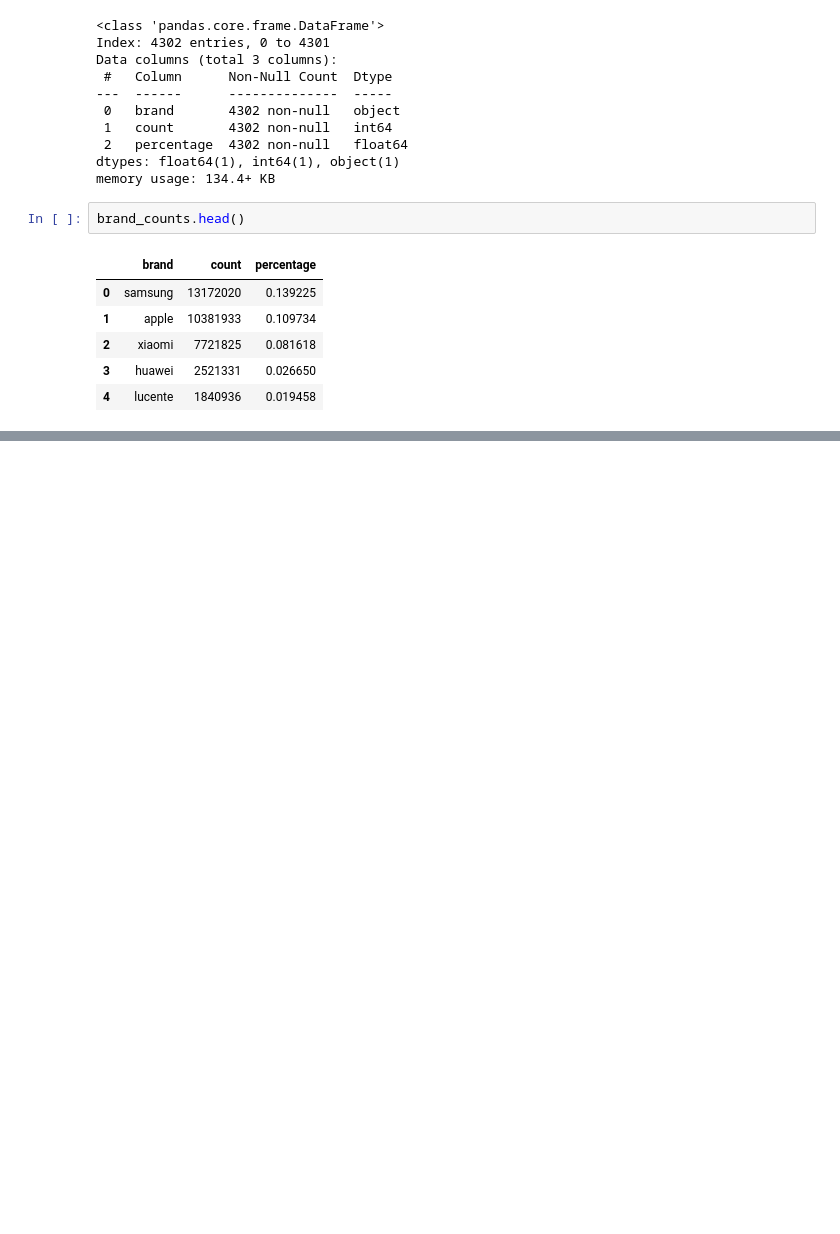
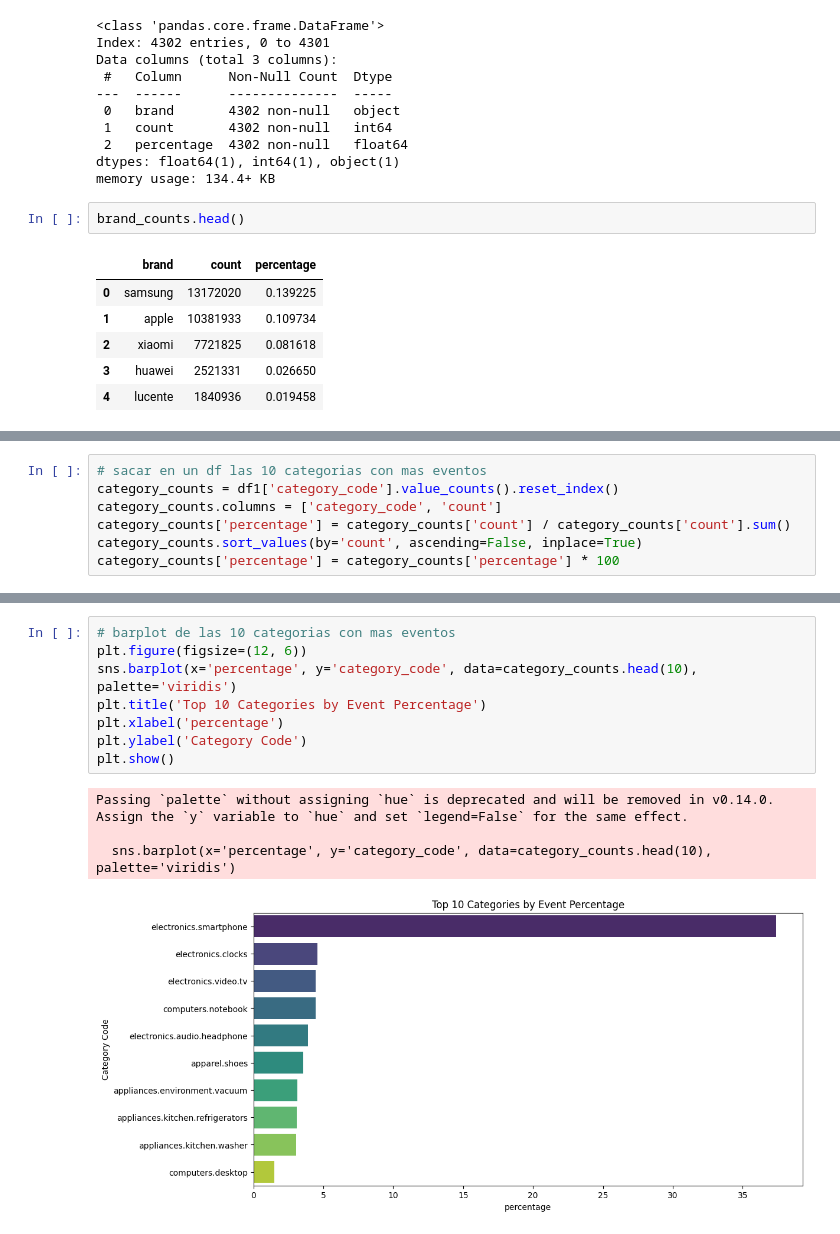
Before and after one commit to Jluisfeltrer/ecmn_cloud, a Jupyter notebook: cuadernos/C1.ipynb, the cells around one changed output, grey strips where cells are left out. Cells and saved outputs as stored; diff of their text form; blank space fills up the shorter version.

```diff
--- a/cuadernos/C1.ipynb
+++ b/cuadernos/C1.ipynb
@@ -149,0 +174,7 @@ Passing `palette` without assigning `hue` is deprecated and will be removed in v
+# %%
+# sacar en un df las 10 categorias con mas eventos
+category_counts = df1['category_code'].value_counts().reset_index()
+category_counts.columns = ['category_code', 'count']
+category_counts['percentage'] = category_counts['count'] / category_counts['count'].sum()
+category_counts.sort_values(by='count', ascending=False, inplace=True)
+category_counts['percentage'] = category_counts['percentage'] * 100
@@ -149,0 +195,13 @@ Passing `palette` without assigning `hue` is deprecated and will be removed in v
+# %%
+# barplot de las 10 categorias con mas eventos
+plt.figure(figsize=(12, 6))
+sns.barplot(x='percentage', y='category_code', data=category_counts.head(10), palette='viridis')
+plt.title('Top 10 Categories by Event Percentage')
+plt.xlabel('percentage')
+plt.ylabel('Category Code')
+plt.show()
+# %% [output]
+Passing `palette` without assigning `hue` is deprecated and will be removed in v0.14.0. Assign the `y` variable to `hue` and set `legend=False` for the same effect.
+
+  sns.barplot(x='percentage', y='category_code', data=category_counts.head(10), palette='viridis')
+[figure, added]
```
Also changed, not shown: parts of 8 cells of this notebook, 1 other file.
